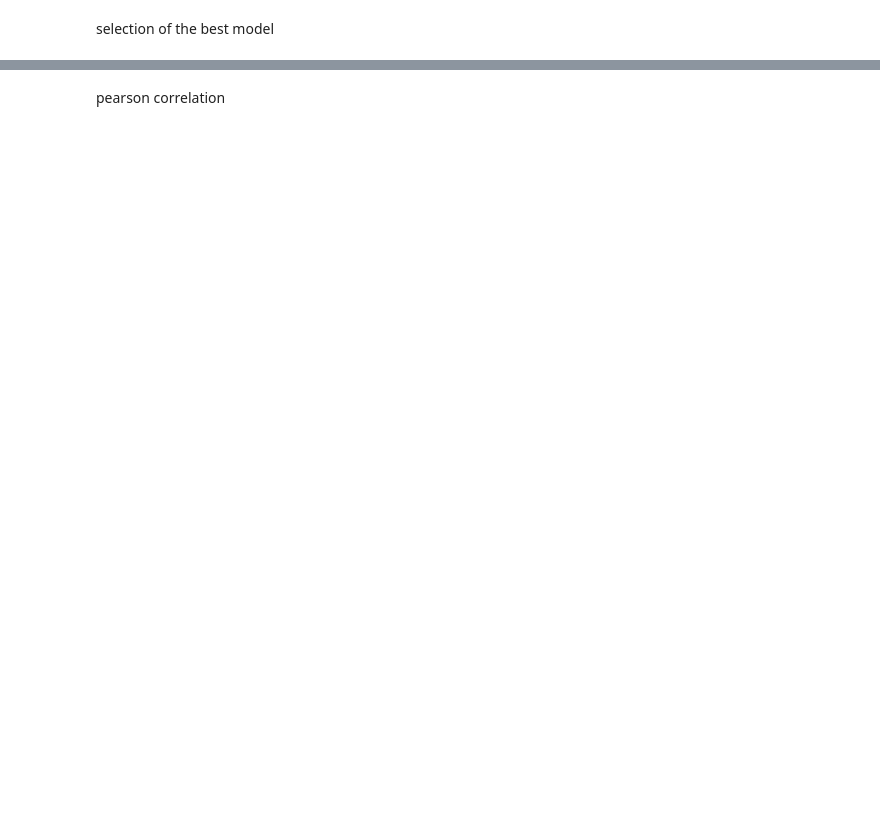
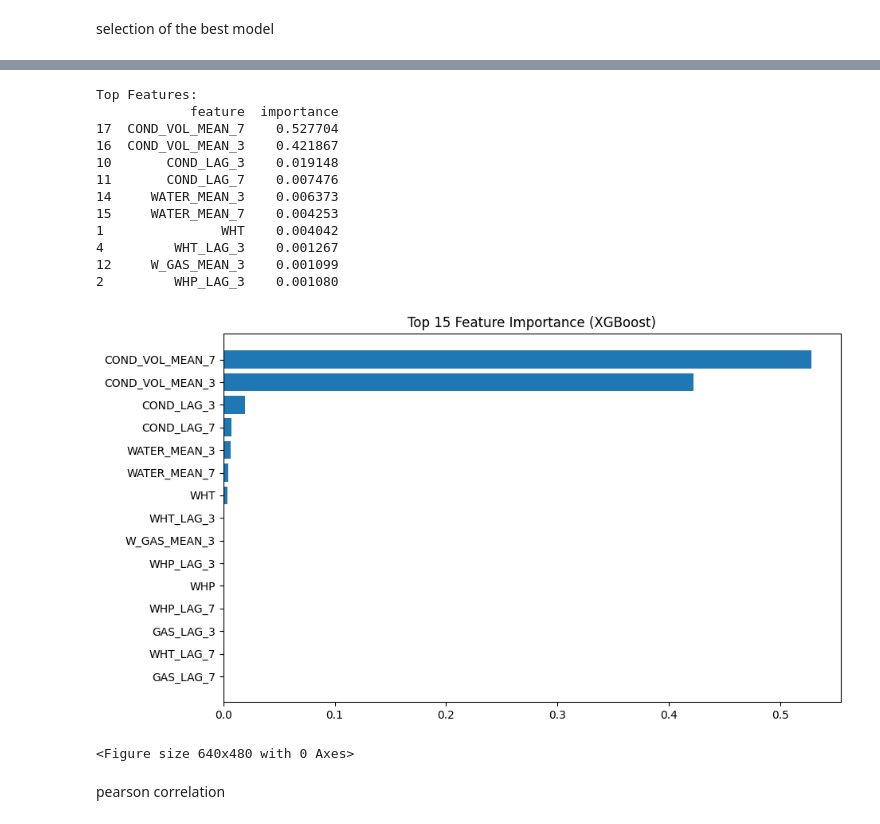
Before and after one commit to khaled-sahari/pfe-master-prediction, a Jupyter notebook: AIML/projet master1/History_Only_model.ipynb, the cells around one changed output, grey strips where cells are left out. Saved outputs shown, nothing was run; the diff lists cells and outputs as text; code cells hidden in the pictures; blank space fills up the shorter version.

```diff
--- a/AIML/projet master1/History_Only_model.ipynb
+++ b/AIML/projet master1/History_Only_model.ipynb
@@ -464,3 +480,42 @@ print("Best model:", best_model)
 3    RF  0.844097
 1    DT  0.834663
 Best model: XGB
+# %%
+# ==============================
+# FEATURE IMPORTANCE (XGB)
+# ==============================
+
+import matplotlib.pyplot as plt
+
+model = xgb_model.named_steps["model"]
+
+importances = model.feature_importances_
+
+feat_imp = pd.DataFrame({
+    "feature": features,
+    "importance": importances
+}).sort_values(by="importance", ascending=False)
+
+print("\nTop Features:")
+print(feat_imp.head(10))
+
+# Plot
+plt.figure(figsize=(10,6))
+plt.barh(feat_imp["feature"][:15], feat_imp["importance"][:15])
+plt.gca().invert_yaxis()
+plt.title("Top 15 Feature Importance (XGBoost)")
+plt.show()
+# %% [output]
+Top Features:
+            feature  importance
+17  COND_VOL_MEAN_7    0.527704
+16  COND_VOL_MEAN_3    0.421867
+10       COND_LAG_3    0.019148
+11       COND_LAG_7    0.007476
+14     WATER_MEAN_3    0.006373
+15     WATER_MEAN_7    0.004253
+1               WHT    0.004042
+4         WHT_LAG_3    0.001267
+12     W_GAS_MEAN_3    0.001099
+2         WHP_LAG_3    0.001080
+[figure, added]
@@ -467,3 +527,10 @@ Best model: XGB
+# %%
+plt.savefig(
+    "comparison/graphs/history_only_feature_importance.png",
+    bbox_inches="tight"
+)
+# %% [output]
+<Figure size 640x480 with 0 Axes>
 # %% [markdown]
 pearson correlation
 # %%
```
Also changed, not shown: parts of 8 cells of this notebook, 9 other files.
